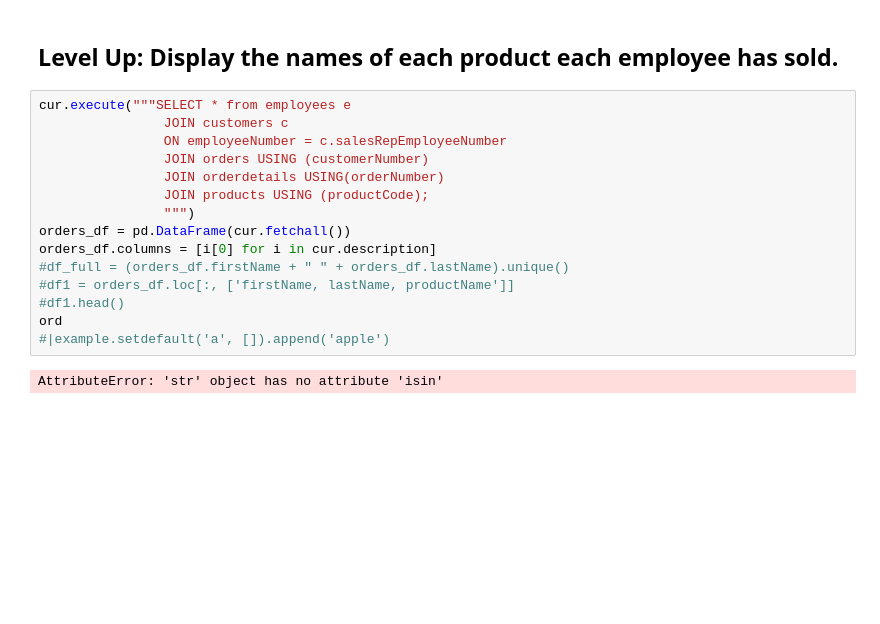
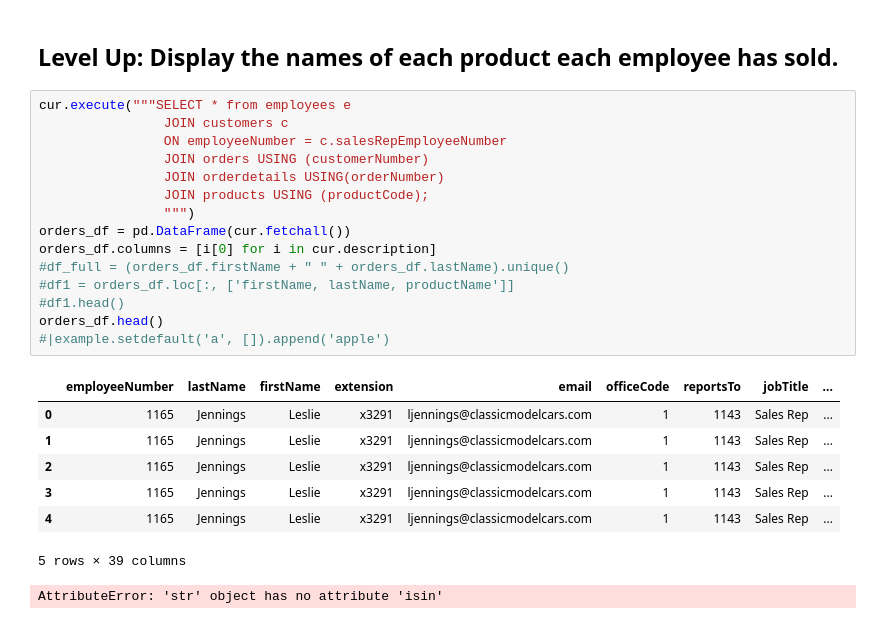
Before and after one commit to tthien92/dsc-0-05-10-join-statements-lab-online-ds-sp-000, a Jupyter notebook: index.ipynb, the cells around one changed output. Saved outputs shown, nothing was run; the diff lists cells and outputs as text; blank space fills up the shorter version.

```diff
--- a/index.ipynb
+++ b/index.ipynb
@@ -117,18 +117,26 @@ cur.execute('''SELECT DISTINCT customerName FROM offices, customers WHERE custom
 # %%
 cur.execute("""SELECT * from employees e
                 JOIN customers c
                 ON employeeNumber = c.salesRepEmployeeNumber
                 JOIN orders USING (customerNumber)
                 JOIN orderdetails USING(orderNumber)
                 JOIN products USING (productCode);
                 """)
 orders_df = pd.DataFrame(cur.fetchall())
 orders_df.columns = [i[0] for i in cur.description]
 #df_full = (orders_df.firstName + " " + orders_df.lastName).unique()
 #df1 = orders_df.loc[:, ['firstName, lastName, productName']]
 #df1.head()
-ord
+orders_df.head()
 #|example.setdefault('a', []).append('apple')
+# %% [output]
+|  | employeeNumber | lastName | firstName | extension | email | officeCode | reportsTo | jobTitle | ... |
+| 0 | 1165 | Jennings | Leslie | x3291 | ljennings@classicmodelcars.com | 1 | 1143 | Sales Rep | ... |
+| 1 | 1165 | Jennings | Leslie | x3291 | ljennings@classicmodelcars.com | 1 | 1143 | Sales Rep | ... |
+| 2 | 1165 | Jennings | Leslie | x3291 | ljennings@classicmodelcars.com | 1 | 1143 | Sales Rep | ... |
+| 3 | 1165 | Jennings | Leslie | x3291 | ljennings@classicmodelcars.com | 1 | 1143 | Sales Rep | ... |
+| 4 | 1165 | Jennings | Leslie | x3291 | ljennings@classicmodelcars.com | 1 | 1143 | Sales Rep | ... |
+5 rows × 39 columns
 # %%
 # %% [output]
 AttributeError: 'str' object has no attribute 'isin'
```
